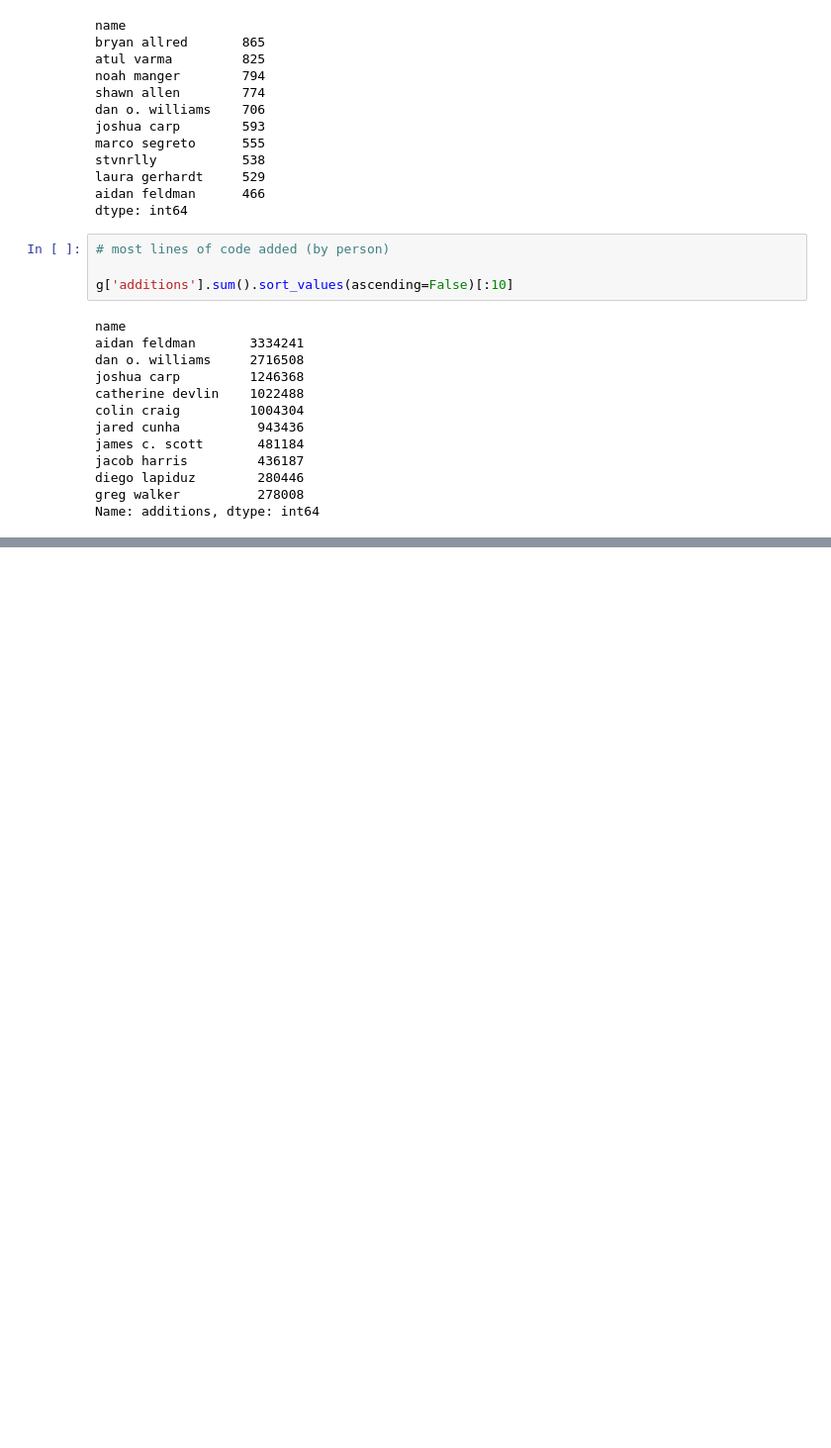
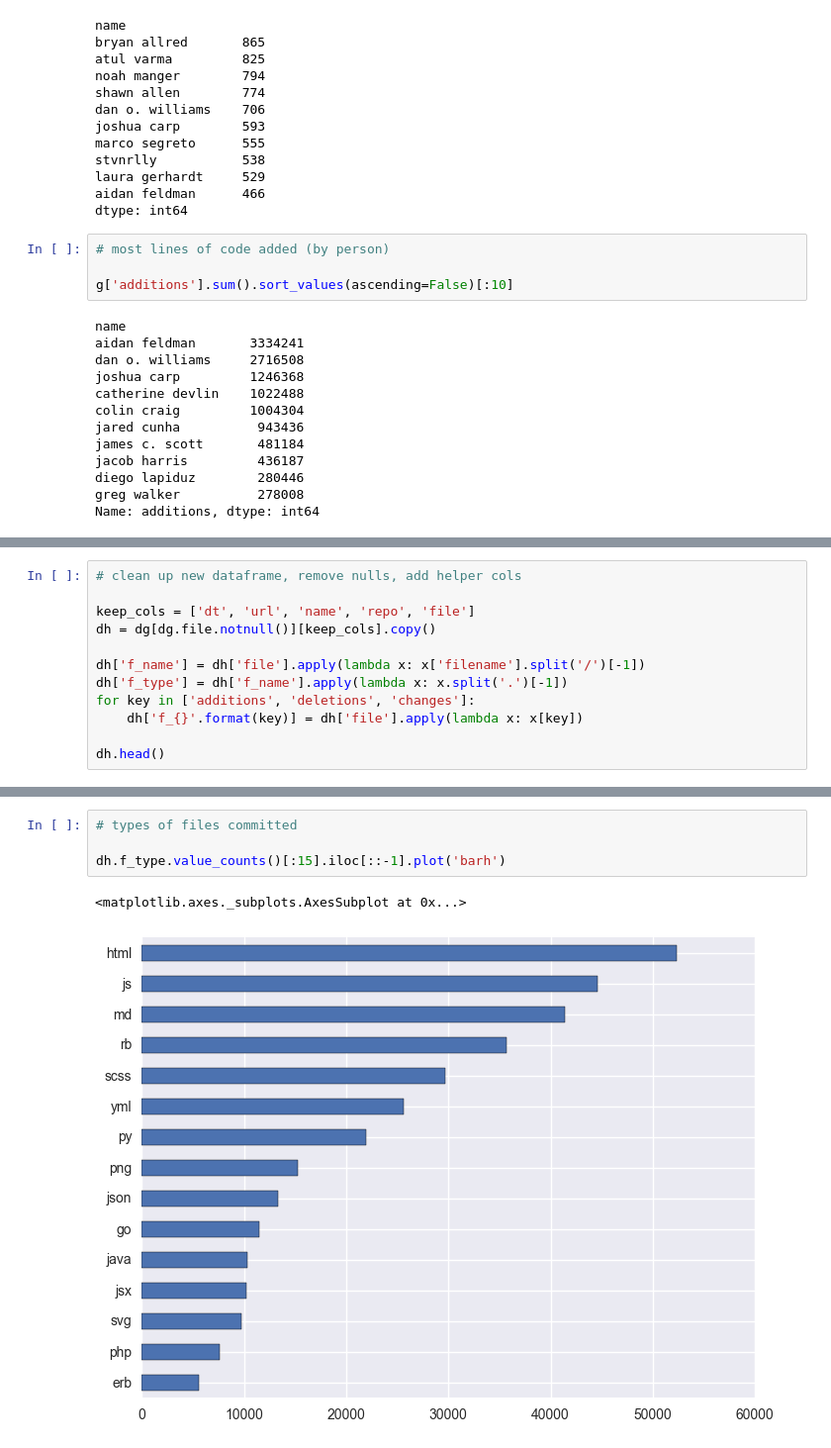
Before and after one commit to brendansudol/18f-github-analysis, a Jupyter notebook: explore-data.ipynb, the cells around one changed output, grey strips where cells are left out. Shown: that part at 99% size. Cells and saved outputs as stored; diff of their text form; blank space fills up the shorter version.

```diff
--- a/explore-data.ipynb
+++ b/explore-data.ipynb
@@ -229,0 +272,12 @@ dtype: int64
+# %%
+# clean up new dataframe, remove nulls, add helper cols
+
+keep_cols = ['dt', 'url', 'name', 'repo', 'file']
+dh = dg[dg.file.notnull()][keep_cols].copy()
+
+dh['f_name'] = dh['file'].apply(lambda x: x['filename'].split('/')[-1])
+dh['f_type'] = dh['f_name'].apply(lambda x: x.split('.')[-1])
+for key in ['additions', 'deletions', 'changes']:
+    dh['f_{}'.format(key)] = dh['file'].apply(lambda x: x[key])
+
+dh.head()
@@ -229,0 +291,7 @@ dtype: int64
+# %%
+# types of files committed
+
+dh.f_type.value_counts()[:15].iloc[::-1].plot('barh')
+# %% [output]
+<matplotlib.axes._subplots.AxesSubplot at 0x...>
+[figure, added]
```
Also changed, not shown: parts of 8 cells of this notebook.
